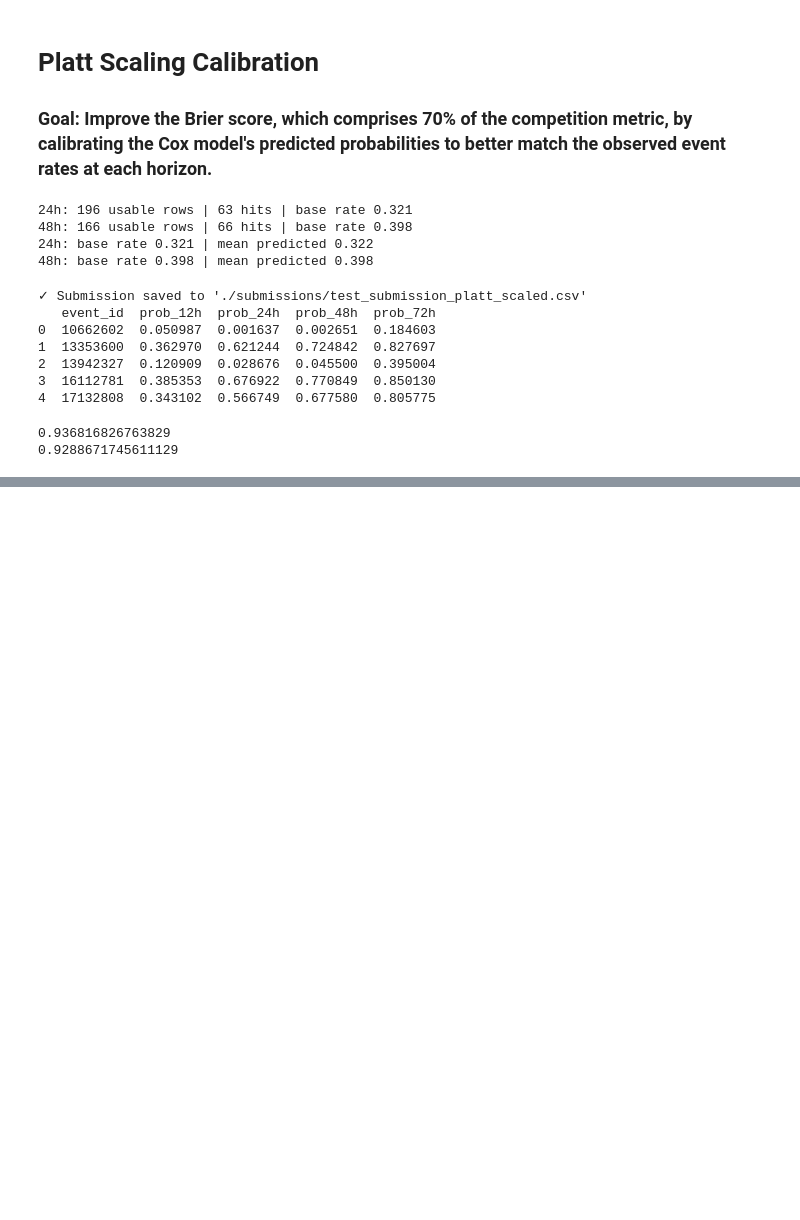
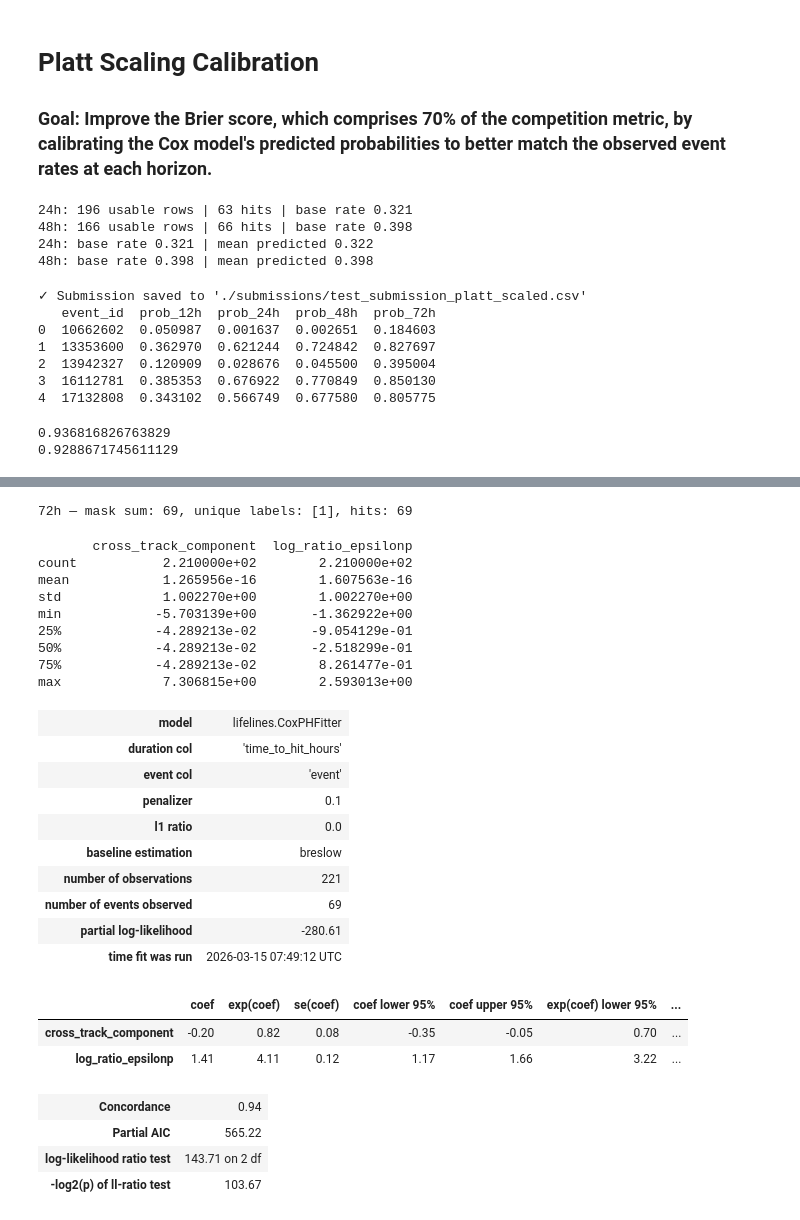
Before and after one commit to aydinkhan2005/Fire-Risk-Predictor, a Jupyter notebook: draft.ipynb, the cells around one changed output, grey strips where cells are left out. Cells and saved outputs as stored; diff of their text form; code cells hidden in the pictures; blank space fills up the shorter version.

```diff
--- a/draft.ipynb
+++ b/draft.ipynb
@@ -1143,0 +1226,40 @@ print(cph_test.concordance_index_)
+# %%
+from utils import evaluate_features, get_horizon_labels
+train_best = pd.read_csv('processed_data/train_best.csv')
+mask, labels = get_horizon_labels(train_best, 72)
+print(f"72h — mask sum: {mask.sum()}, unique labels: {np.unique(labels[mask])}, hits: {labels[mask].sum()}")
+# %% [output]
+72h — mask sum: 69, unique labels: [1], hits: 69
+# %%
+print(train_best[['cross_track_component', 'log_ratio_epsilonp']].describe())
+cph_check = CoxPHFitter(penalizer=0.1)
+cph_check.fit(train_best[['time_to_hit_hours', 'event', 'cross_track_component', 'log_ratio_epsilonp']],
+              duration_col='time_to_hit_hours', event_col='event')
+cph_check.print_summary()
+# %% [output]
+       cross_track_component  log_ratio_epsilonp
+count           2.210000e+02        2.210000e+02
+mean            1.265956e-16        1.607563e-16
+std             1.002270e+00        1.002270e+00
+min            -5.703139e+00       -1.362922e+00
+25%            -4.289213e-02       -9.054129e-01
+50%            -4.289213e-02       -2.518299e-01
+75%            -4.289213e-02        8.261477e-01
+max             7.306815e+00        2.593013e+00
+| model | lifelines.CoxPHFitter |
+| duration col | 'time_to_hit_hours' |
+| event col | 'event' |
+| penalizer | 0.1 |
+| l1 ratio | 0.0 |
+| baseline estimation | breslow |
+| number of observations | 221 |
+| number of events observed | 69 |
+| partial log-likelihood | -280.61 |
+| time fit was run | 2026-03-15 07:49:12 UTC |
+|  | coef | exp(coef) | se(coef) | coef lower 95% | coef upper 95% | exp(coef) lower 95% | ... |
+| cross_track_component | -0.20 | 0.82 | 0.08 | -0.35 | -0.05 | 0.70 | ... |
+| log_ratio_epsilonp | 1.41 | 4.11 | 0.12 | 1.17 | 1.66 | 3.22 | ... |
+| Concordance | 0.94 |
+| Partial AIC | 565.22 |
+| log-likelihood ratio test | 143.71 on 2 df |
+| -log2(p) of ll-ratio test | 103.67 |
```
Also changed, not shown: parts of 10 cells of this notebook, 2 other files.
